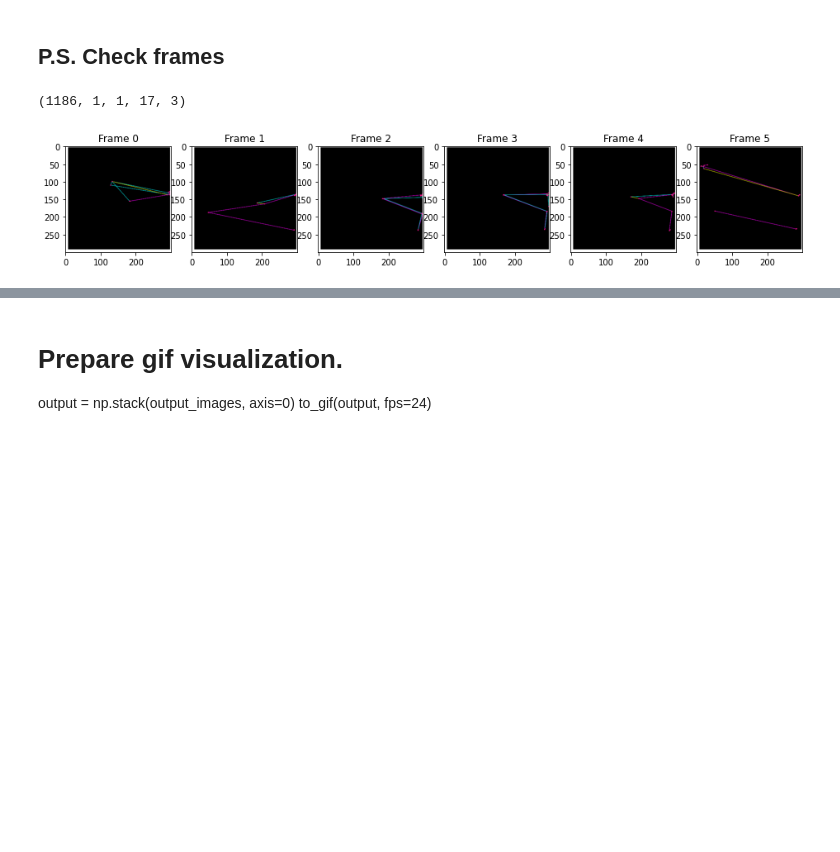
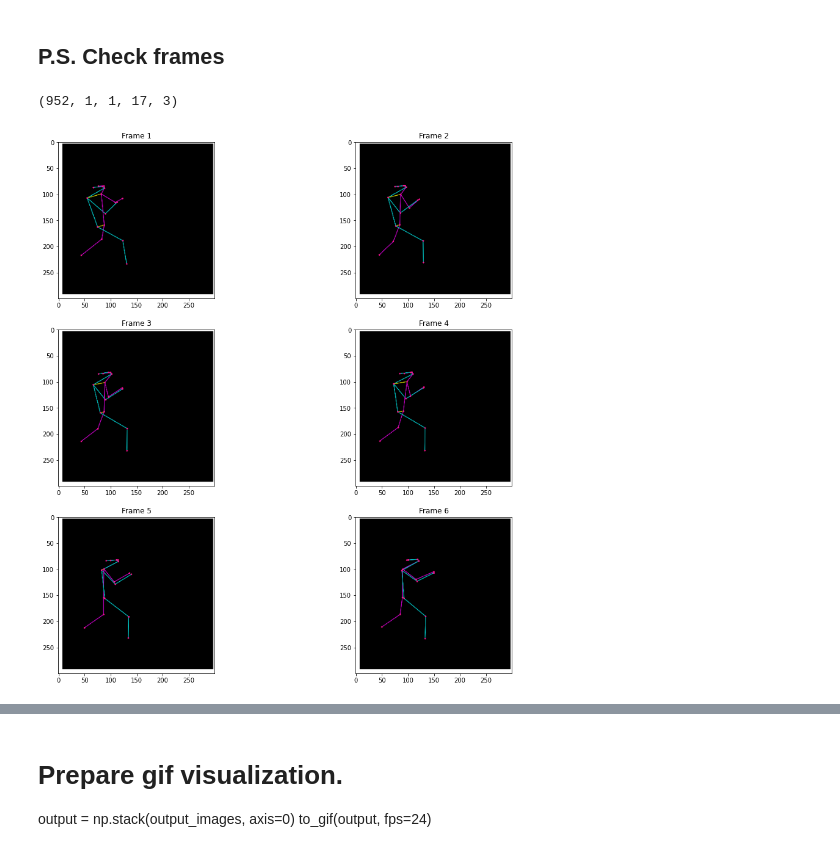
Before and after one commit to balezz/Punch_DL, a Jupyter notebook: MoveNetExtractKeypoints.ipynb, the cells around one changed output, grey strips where cells are left out. Cells and saved outputs as stored; diff of their text form; code cells hidden in the pictures; blank space fills up the shorter version.

```diff
--- a/MoveNetExtractKeypoints.ipynb
+++ b/MoveNetExtractKeypoints.ipynb
@@ -596,21 +644,23 @@ Done id1_uper_2, 702 frames
 # %%
-keypoints = np.load('./data/keypoints/id0_uper_2.npy')
+keypoints = np.load(f"./data/keypoints/{name}.npy")
 # %%
 keypoints.shape
 # %% [output]
-(1186, 1, 1, 17, 3)
+(952, 1, 1, 17, 3)
 # %%
 start, N = 0, 6
-plt.figure(figsize=(16, 12))
+plt.figure(figsize=(16, 16))
 
 for i in range(N):
     dump = draw_prediction_on_image(
-          np.zeros((300, 300, 3)),
-          keypoints[start+i], crop_region=None,
-          close_figure=True, output_image_height=300)
-
-    plt.subplot(1, N, i + 1)
-    plt.title(f'Frame {i+start}')
+        np.zeros((300, 300, 3)),
+        keypoints[start + i],
+        crop_region=None,
+        close_figure=True,
+        output_image_height=300,
+    )
+    plt.subplot(N // 2, 2, i + 1)
+    plt.title(f"Frame {i + 1}")
     plt.imshow(dump)
 # %% [output]
-[figure, old version]
+[figure, new version]
```
Also changed, not shown: parts of 15 cells of this notebook, 24 other files.
